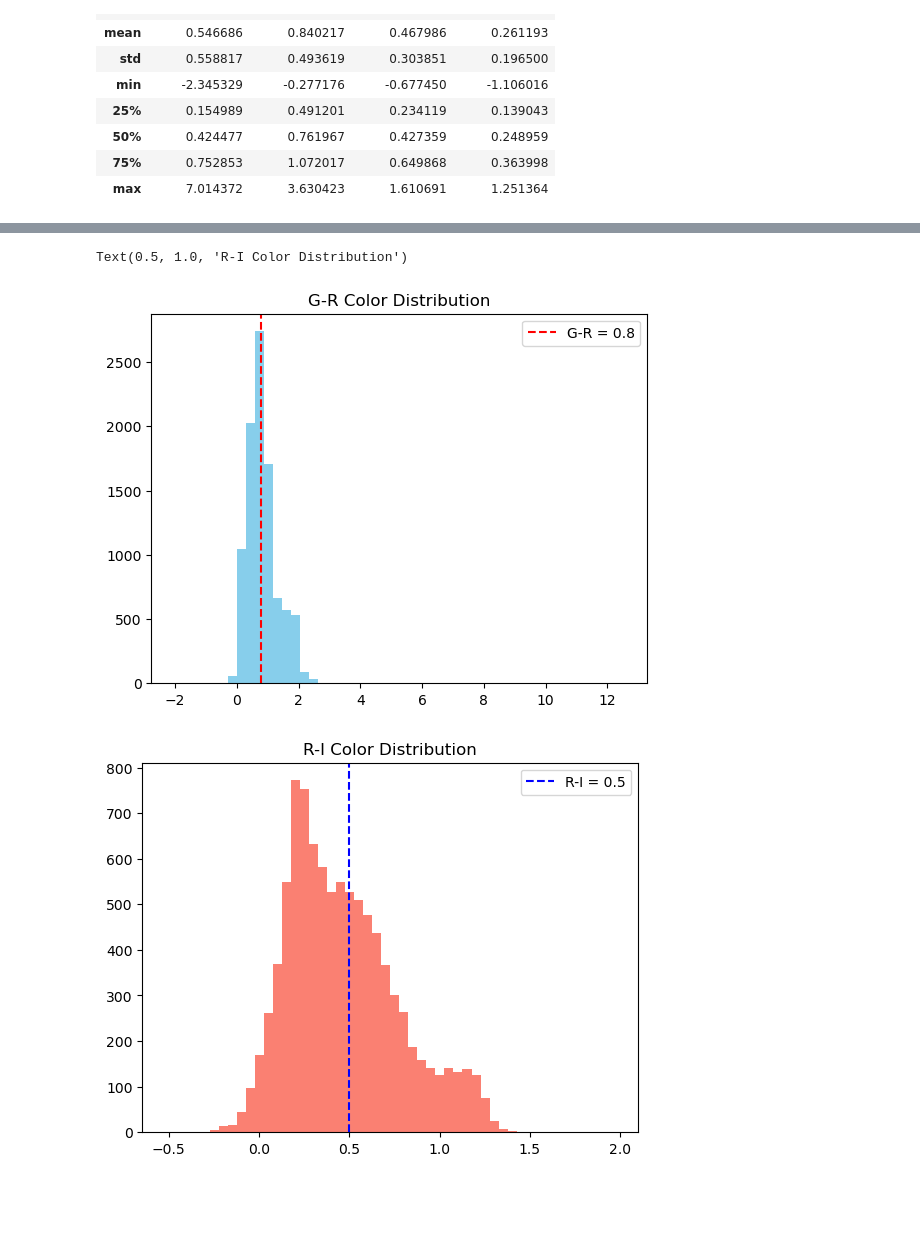
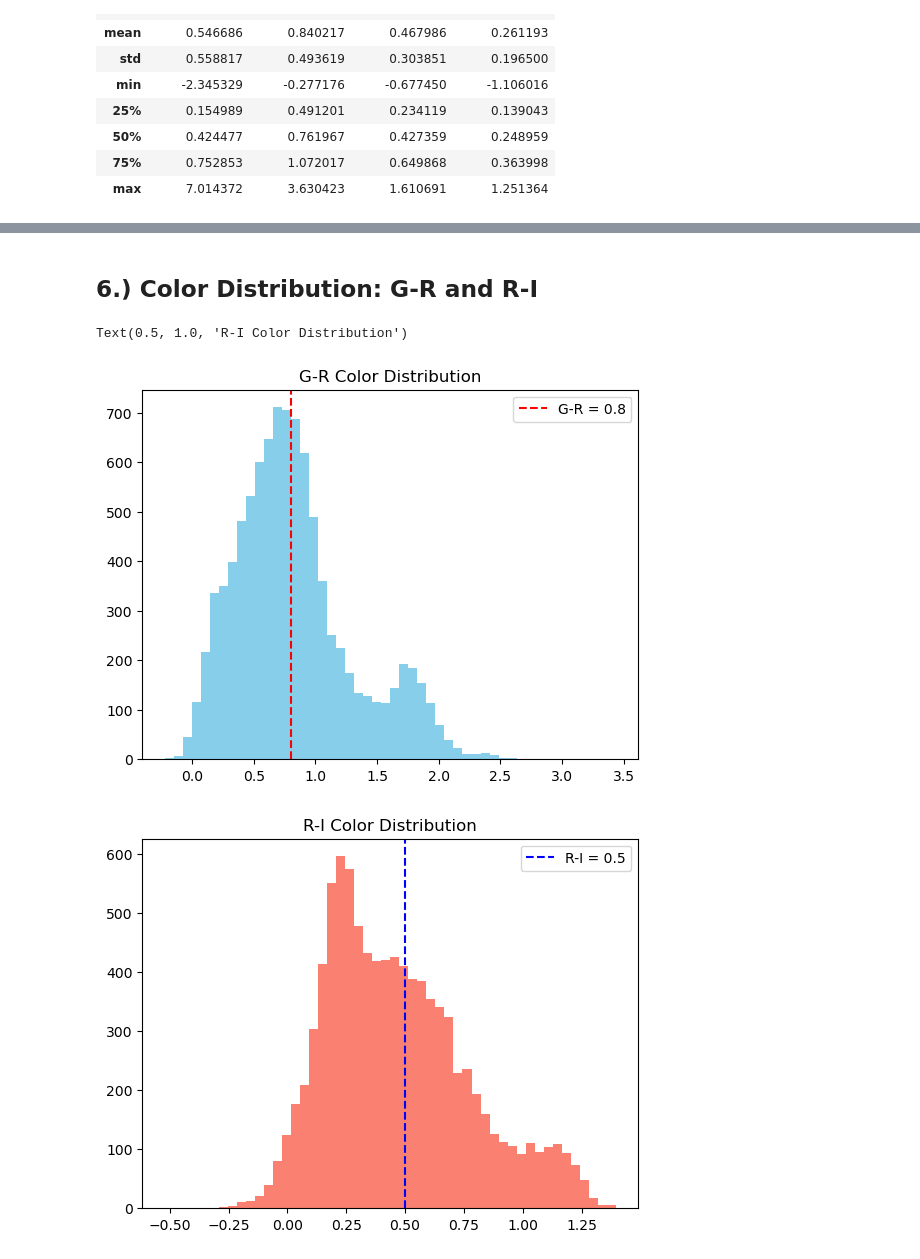
Before and after one commit to MiaBeatty/usrp_project, a Jupyter notebook: usrp_beatty.ipynb, the cells around one changed output, grey strips where cells are left out. Cells and saved outputs as stored; diff of their text form; code cells hidden in the pictures; blank space fills up the shorter version.

```diff
--- a/usrp_beatty.ipynb
+++ b/usrp_beatty.ipynb
@@ -239,14 +186,14 @@ deepflux.tail(5)      #last 5 rows
 # %%
-deepflux["U-G"] = deepflux["BDF_MAG_DERED_CALIB_U"] - deepflux["BDF_MAG_DERED_CALIB_G"]
-deepflux["G-R"] = deepflux["BDF_MAG_DERED_CALIB_G"] - deepflux["BDF_MAG_DERED_CALIB_R"]
-deepflux["R-I"] = deepflux["BDF_MAG_DERED_CALIB_R"] - deepflux["BDF_MAG_DERED_CALIB_I"]
-deepflux["I-Z"] = deepflux["BDF_MAG_DERED_CALIB_I"] - deepflux["BDF_MAG_DERED_CALIB_Z"]
+deep["U-G"] = deep["BDF_MAG_DERED_CALIB_U"] - deep["BDF_MAG_DERED_CALIB_G"]
+deep["G-R"] = deep["BDF_MAG_DERED_CALIB_G"] - deep["BDF_MAG_DERED_CALIB_R"]
+deep["R-I"] = deep["BDF_MAG_DERED_CALIB_R"] - deep["BDF_MAG_DERED_CALIB_I"]
+deep["I-Z"] = deep["BDF_MAG_DERED_CALIB_I"] - deep["BDF_MAG_DERED_CALIB_Z"]
 
-#deepflux[["U-G", "G-R", "R-I", "I-Z"]].describe()
+#deep[["U-G", "G-R", "R-I", "I-Z"]].describe()
 #check that numbers are reasonable --> is filtering working well
 
 for band in ["U", "G", "R", "I", "Z"]:
     col = f"BDF_MAG_DERED_CALIB_{band}"
-    deepflux = deepflux[np.isfinite(deepflux[col])]
-    deepflux = deepflux[deepflux[col] < 35]  # filters unreasonably faint (or placeholder) mags
+    deep = deep[np.isfinite(deep[col])]
+    deep = deep[deep[col] < 35]  # filters unreasonably faint (or placeholder) mags
 # %%
@@ -263,0 +217,16 @@ deepflux[["U-G", "G-R", "R-I", "I-Z"]].describe()
+# %%
+#filter and clean data (not my reasoning, I stole this from the articles+ copilot
+cols_needed = ['Z_COSMOS_MEAN', 'Z', 'BDF_MAG_DERED_CALIB_I',
+               'BDF_MAG_DERED_CALIB_G', 'BDF_MAG_DERED_CALIB_R']
+deep_valid = deep[cols_needed].dropna().copy()
+mask = (np.abs(deep_valid['Z_COSMOS_MEAN'] - deep_valid['Z']) / deep_valid['Z']) <= 0.15
+deep_valid = deep_valid[mask]
+# %%
+#compute colors and dz
+deep_valid['G-R'] = deep_valid['BDF_MAG_DERED_CALIB_G'] - deep_valid['BDF_MAG_DERED_CALIB_R']
+deep_valid['R-I'] = deep_valid['BDF_MAG_DERED_CALIB_R'] - deep_valid['BDF_MAG_DERED_CALIB_I']
+deep_valid['dz'] = deep_valid['Z_COSMOS_MEAN'] - deep_valid['Z']
+# %%
+#assign redshift and i-mag bins
+deep_valid['z_bin'] = pd.cut(deep_valid['Z'], bins=z_bins)
+deep_valid['mag_bin'] = pd.cut(deep_valid['BDF_MAG_DERED_CALIB_I'], bins=mag_bins)
@@ -333,15 +274,17 @@ stats
+# %% [markdown]
+## 6.) Color Distribution: G-R and R-I
 # %%
-plt.hist(deepflux_valid['G-R'], bins=50, color='skyblue')
+plt.hist(deep_valid['G-R'], bins=50, color='skyblue')
 plt.axvline(0.8, color='red', linestyle='--', label='G-R = 0.8')
 plt.legend()
 plt.title("G-R Color Distribution")
 
 plt.figure()
-plt.hist(deepflux_valid['R-I'], bins=50, color='salmon')
+plt.hist(deep_valid['R-I'], bins=50, color='salmon')
 plt.axvline(0.5, color='blue', linestyle='--', label='R-I = 0.5')
 plt.legend()
 plt.title("R-I Color Distribution")
 # %% [output]
 Text(0.5, 1.0, 'R-I Color Distribution')
-[figure, old version]
+[figure, new version]
-[figure, old version]
+[figure, new version]
```
Also changed, not shown: parts of 41 cells of this notebook.
